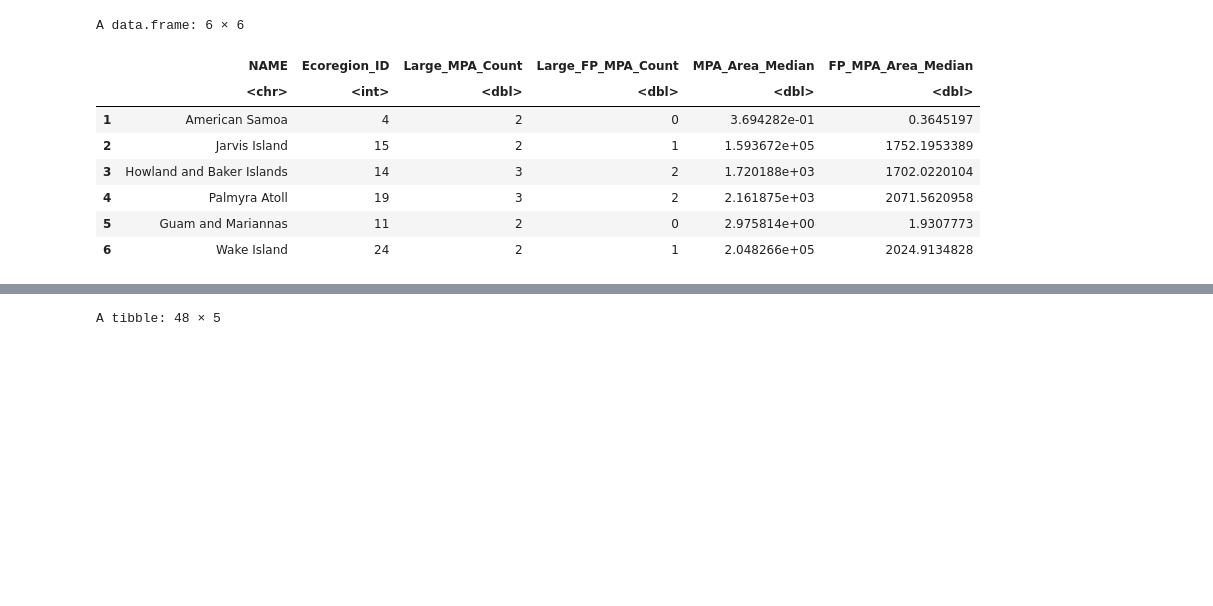
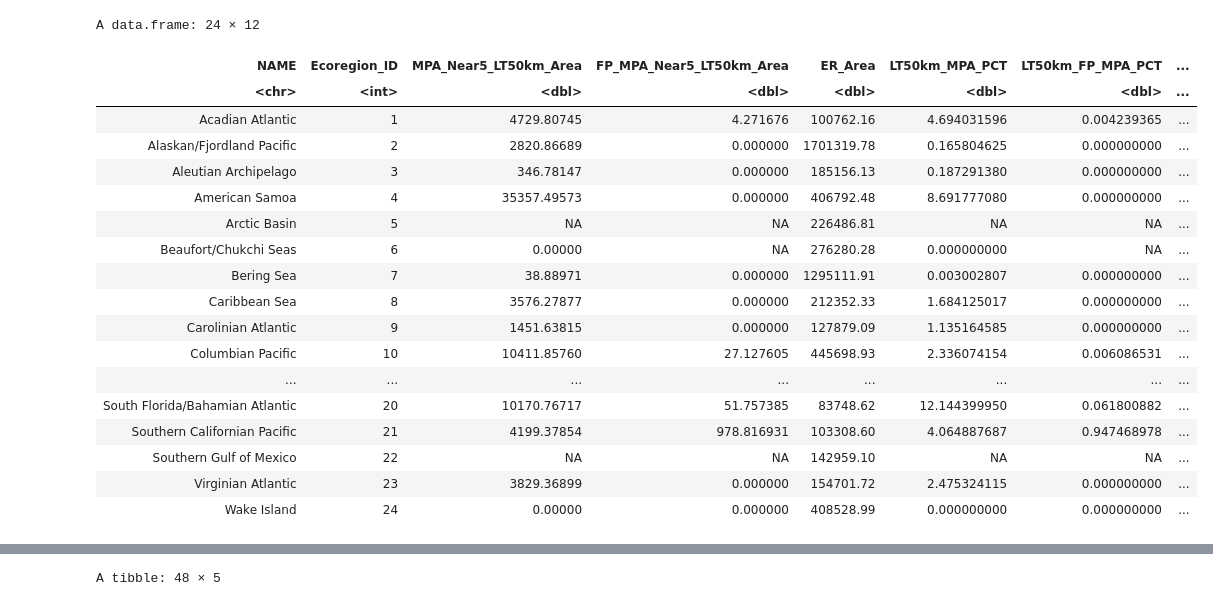
Before and after one commit to sagw/MBD, a Jupyter notebook: Proximity.ipynb, the cells around one changed output, grey strips where cells are left out. Cells and saved outputs as stored; diff of their text form; code cells hidden in the pictures; blank space fills up the shorter version.

```diff
--- a/Proximity.ipynb
+++ b/Proximity.ipynb
@@ -9,18 +7,5 @@ Loading required package: tidyr
 # %%
-#coverage=read.csv("~/Documents/Lenfest/MPA_Gaps_Overview_Figure_CSV/coverage_ecoregion_MPA.csv")
-prox=read.csv("~/Documents/Lenfest/Plot_CSV_v2/Fig_Data_Proximity.csv")
+coverage=read.csv("~/Documents/Lenfest/MPA_Gaps_Overview_Figure_CSV/coverage_ecoregion_MPA.csv")
+prox=read.csv("~/Documents/Lenfest/Plot_CSV_v2/proximity_nearest5_LT50km.csv")
 noMPA=read.csv("~/Documents/Lenfest/Plot_CSV_v2/Fig_Data_No_MPA_Lists.csv")
-adeq=read.csv("~/Documents/Lenfest/Plot_CSV_v2/Fig_Data_Median_Area.csv")
-numMPA=read.csv("~/Documents/Lenfest/Plot_CSV_v2/")
+adeq=read.csv("~/Documents/Lenfest/Plot_CSV_v2/Fig_Data_Adequate_Area_Sum.csv")
-# %%
-head(adeq)
-# %% [output]
-A data.frame: 6 × 6
-|  | NAME | Ecoregion_ID | Large_MPA_Count | Large_FP_MPA_Count | MPA_Area_Median | FP_MPA_Area_Median |
-|  | <chr> | <int> | <dbl> | <dbl> | <dbl> | <dbl> |
-| 1 | American Samoa | 4 | 2 | 0 | 3.694282e-01 | 0.3645197 |
-| 2 | Jarvis Island | 15 | 2 | 1 | 1.593672e+05 | 1752.1953389 |
-| 3 | Howland and Baker Islands | 14 | 3 | 2 | 1.720188e+03 | 1702.0220104 |
-| 4 | Palmyra Atoll | 19 | 3 | 2 | 2.161875e+03 | 2071.5620958 |
-| 5 | Guam and Mariannas | 11 | 2 | 0 | 2.975814e+00 | 1.9307773 |
-| 6 | Wake Island | 24 | 2 | 1 | 2.048266e+05 | 2024.9134828 |
@@ -26,0 +14,22 @@ A data.frame: 6 × 6
+# %%
+proxcov
+# %% [output]
+A data.frame: 24 × 12
+| NAME | Ecoregion_ID | MPA_Near5_LT50km_Area | FP_MPA_Near5_LT50km_Area | ER_Area | LT50km_MPA_PCT | LT50km_FP_MPA_PCT | ... |
+| <chr> | <int> | <dbl> | <dbl> | <dbl> | <dbl> | <dbl> | ... |
+| Acadian Atlantic | 1 | 4729.80745 | 4.271676 | 100762.16 | 4.694031596 | 0.004239365 | ... |
+| Alaskan/Fjordland Pacific | 2 | 2820.86689 | 0.000000 | 1701319.78 | 0.165804625 | 0.000000000 | ... |
+| Aleutian Archipelago | 3 | 346.78147 | 0.000000 | 185156.13 | 0.187291380 | 0.000000000 | ... |
+| American Samoa | 4 | 35357.49573 | 0.000000 | 406792.48 | 8.691777080 | 0.000000000 | ... |
+| Arctic Basin | 5 | NA | NA | 226486.81 | NA | NA | ... |
+| Beaufort/Chukchi Seas | 6 | 0.00000 | NA | 276280.28 | 0.000000000 | NA | ... |
+| Bering Sea | 7 | 38.88971 | 0.000000 | 1295111.91 | 0.003002807 | 0.000000000 | ... |
+| Caribbean Sea | 8 | 3576.27877 | 0.000000 | 212352.33 | 1.684125017 | 0.000000000 | ... |
+| Carolinian Atlantic | 9 | 1451.63815 | 0.000000 | 127879.09 | 1.135164585 | 0.000000000 | ... |
+| Columbian Pacific | 10 | 10411.85760 | 27.127605 | 445698.93 | 2.336074154 | 0.006086531 | ... |
+| ... | ... | ... | ... | ... | ... | ... | ... |
+| South Florida/Bahamian Atlantic | 20 | 10170.76717 | 51.757385 | 83748.62 | 12.144399950 | 0.061800882 | ... |
+| Southern Californian Pacific | 21 | 4199.37854 | 978.816931 | 103308.60 | 4.064887687 | 0.947468978 | ... |
+| Southern Gulf of Mexico | 22 | NA | NA | 142959.10 | NA | NA | ... |
+| Virginian Atlantic | 23 | 3829.36899 | 0.000000 | 154701.72 | 2.475324115 | 0.000000000 | ... |
+| Wake Island | 24 | 0.00000 | 0.000000 | 408528.99 | 0.000000000 | 0.000000000 | ... |
```
Also changed, not shown: parts of 11 cells of this notebook, 3 other files.
